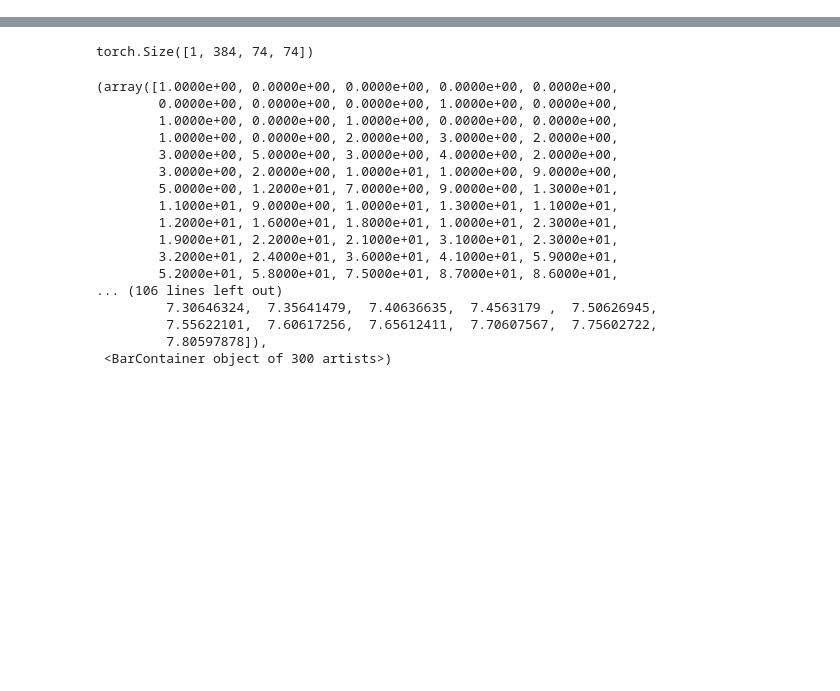
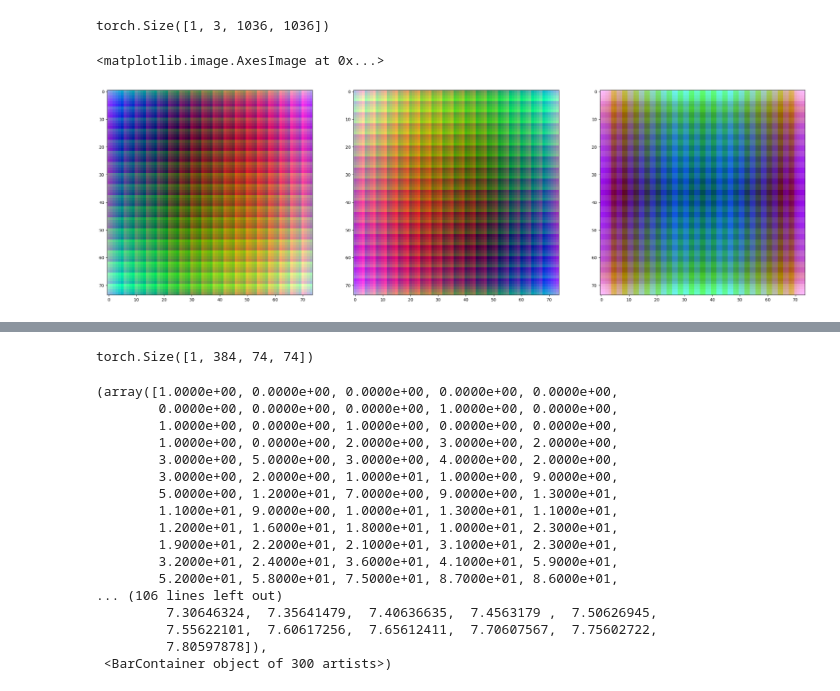
Before and after one commit to tldr-group/dino-saw, a Jupyter notebook: testing_dinov2/translation.ipynb, the cells around one changed output, grey strips where cells are left out. Drawn from its saved outputs; the diff is of its cells as text; code cells hidden in the pictures; blank space fills up the shorter version.

Commit message:
tested different factors for translation as well as flip transforms for blac image

```diff
--- a/testing_dinov2/translation.ipynb
+++ b/testing_dinov2/translation.ipynb
@@ -82,7 +82,7 @@ model = PretrainedViTWrapper(MODEL_LIST[1], add_flash_attn=False, device="cuda")
 # %%
 img_size = 2*518
 # %%
-img = load_image("images/default_image.jpg", resize_crop((img_size, img_size),(img_size, img_size)))[0]
+img = load_image("images/black_square_518.png", resize_crop((img_size, img_size),(img_size, img_size)))[0]
 # %%
 def translate_14(img, x_step, y_step, plot:bool=False):
     '''
@@ -171,4 +171,8 @@ def batched_translate_and_predict(img, x_step, y_step, scale_factor=14, device="
 
     # optional: move to cpu if you need
     return batched_res
+# %%
+img.shape
+# %% [output]
+torch.Size([1, 3, 1036, 1036])
 # %%
@@ -204,0 +213,14 @@ mean_res = res/x_steps.flatten().shape[0]
+# %%
+normal = translate(img, factor=4)
+flipped = translate(img.flip(0, 3), factor=4)
+flip2 = translate(img.flip(0,2), factor=4)
+flip3 = translate(img.flip(0,3).flip(0,2), factor=4)
+mean = (normal + flipped.flip(0,3) + flip2.flip(0,2) + flip3.flip(0,2).flip(0,3)) / 4
+# %%
+fig, ax = plt.subplots(1, 3, figsize=(30,10))
+ax[0].imshow(do_2D_pca(normal.squeeze(), post_norm="minmax"))
+ax[1].imshow(do_2D_pca(flip3.flip(0,2).flip(0,3).squeeze(), post_norm="minmax"))
+ax[2].imshow(do_2D_pca(mean.squeeze(), post_norm="minmax"))
+# %% [output]
+<matplotlib.image.AxesImage at 0x...>
+[figure, added]
```
Also changed, not shown: parts of 8 cells of this notebook.
